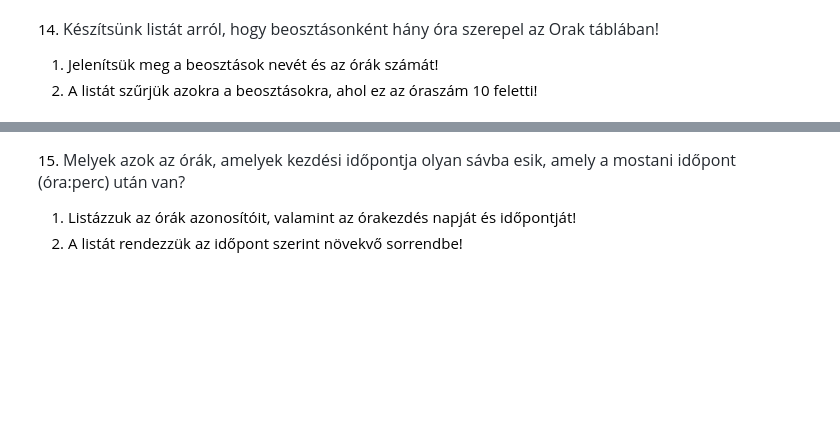
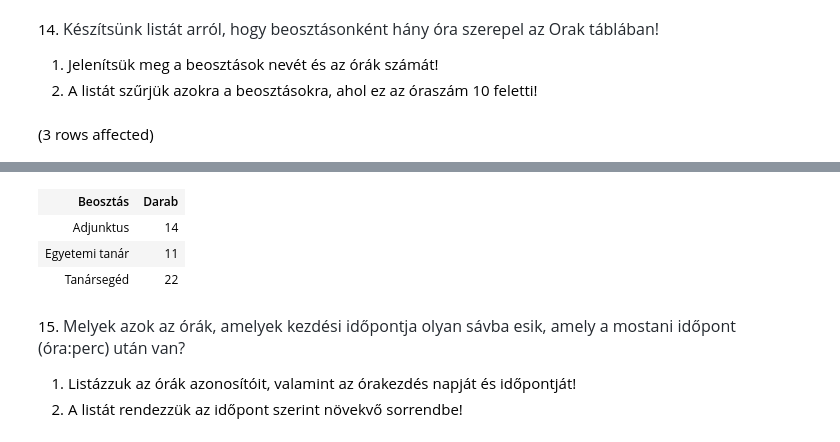
Before and after one commit to Dobo-Lilla/adatbazisok, a Jupyter notebook: gyakorlat02_feladatok .ipynb, the cells around one changed output, grey strips where cells are left out. Saved outputs shown, nothing was run; the diff lists cells and outputs as text; code cells hidden in the pictures; blank space fills up the shorter version.

```diff
--- a/gyakorlat02_feladatok .ipynb
+++ b/gyakorlat02_feladatok .ipynb
@@ -322,3 +322,12 @@ Total execution time: 00:00:00.036
 
 1. Jelenítsük meg a beosztások nevét és az órák számát!
 2. A listát szűrjük azokra a beosztásokra, ahol ez az óraszám 10 feletti!
+# %%
+SELECT beosztasnev AS 'Beosztás',
+    COUNT(*) AS 'Darab'
+FROM Orak o JOIN Oktatok okt ON o.tanar = okt.oktato_id
+    JOIN Beosztasok bt ON okt.beosztás = bt.beosztas_id
+GROUP BY beosztasnev
+HAVING COUNT(ora_id) >10
+# %% [output]
+(3 rows affected)
@@ -325,3 +335,7 @@ Total execution time: 00:00:00.036
+| Beosztás | Darab |
+| Adjunktus | 14 |
+| Egyetemi tanár | 11 |
+| Tanársegéd | 22 |
 # %% [markdown]
 15. <span style="color: rgb(36, 41, 47); font-family: -apple-system, BlinkMacSystemFont, &quot;Segoe UI&quot;, Helvetica, Arial, sans-serif, &quot;Apple Color Emoji&quot;, &quot;Segoe UI Emoji&quot;; font-size: 16px;">Melyek azok az órák, amelyek kezdési időpontja olyan sávba esik, amely a mostani időpont (óra:perc) után van?</span>
 
```
Also changed, not shown: parts of 1 cell of this notebook.
